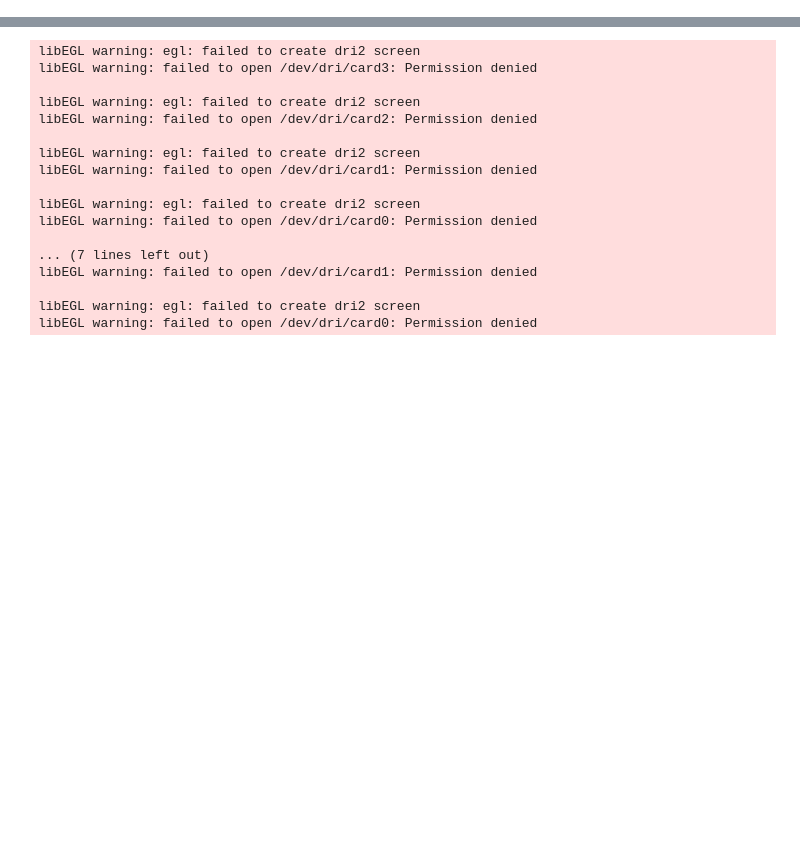
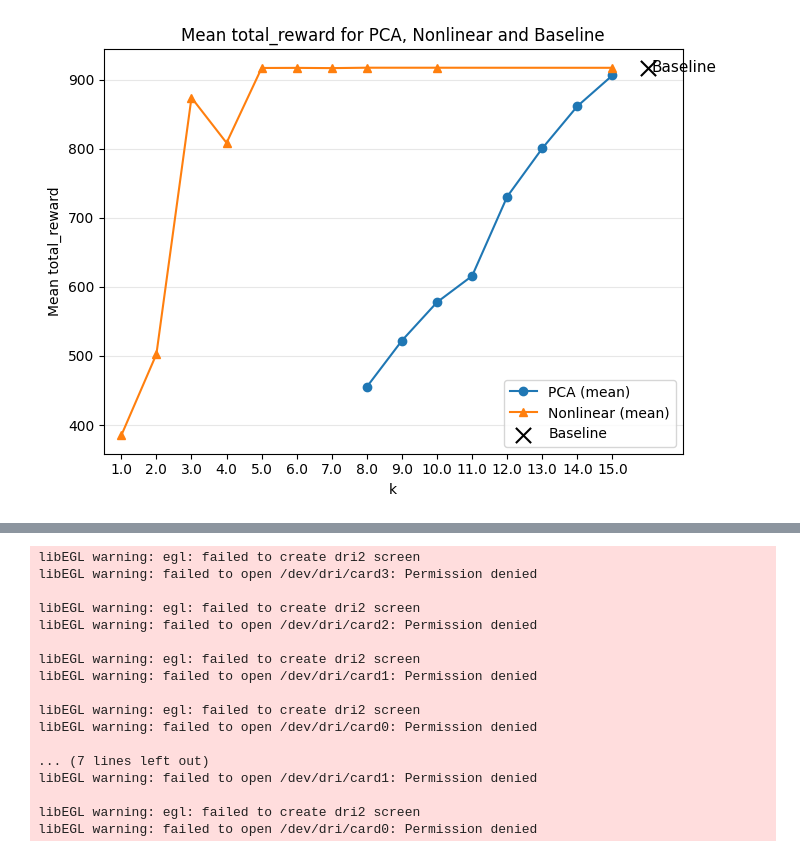
Before and after one commit to dynamical-inference/tdmpc2, a Jupyter notebook: analysis/26-01-23-analysis_low_rank.ipynb, the cells around one changed output, grey strips where cells are left out. Cells and saved outputs as stored; diff of their text form; code cells hidden in the pictures; blank space fills up the shorter version.

```diff
--- a/analysis/26-01-23-analysis_low_rank.ipynb
+++ b/analysis/26-01-23-analysis_low_rank.ipynb
@@ -164,0 +151,85 @@ from common.nonlinear_latent_projector import NonlinearLatentProjector
+# %%
+import matplotlib.pyplot as plt
+
+# Separate the DataFrame into PCA and nonlinear projector results
+pca_mask = df['method_name'] == 'pca'
+nonlinear_mask = df['method_name'] == 'nonlinear'
+baseline_mask = df['method_name'] == 'baseline'
+
+df_pca = df[pca_mask]
+df_nonlinear = df[nonlinear_mask]
+df_baseline = df[baseline_mask]
+
+# Figure out available k values for each method (assume these are correct and sorted)
+k_order_pca = sorted(df_pca['projector_config_k'].unique())
+k_order_nonlinear = sorted(df_nonlinear['projector_config_k'].unique())
+
+# Compute mean reward for each k for each method
+pca_means = df_pca.groupby('projector_config_k')['total_reward'].mean().reindex(
+    k_order_pca)
+nonlinear_means = df_nonlinear.groupby(
+    'projector_config_k')['total_reward'].mean().reindex(k_order_nonlinear)
+
+# Baseline performance (state-based agent/no projection): use df_baseline
+baseline_value = None
+if not df_baseline.empty:
+    baseline_value = df_baseline['total_reward'].mean()
+
+fig, ax = plt.subplots(figsize=(7, 5))
+
+# Set all x-ticks and labels for both PCA and nonlinear (combine, if some overlap in k, otherwise just concatenate)
+all_ks = sorted(set(k_order_pca).union(set(k_order_nonlinear)))
+all_xticks = range(len(all_ks))
+all_xticklabels = [str(k) for k in all_ks]
+ax.set_xticks(all_xticks)
+ax.set_xticklabels(all_xticklabels)
+ax.set_xlabel('k')
+ax.set_ylabel('Mean total_reward')
+
+
+# Align x position for pca and nonlinear based on all_ks index
+def ks_to_xticks(ks):
+    k_to_x = {k: i for i, k in enumerate(all_ks)}
+    return [k_to_x[k] for k in ks]
+
+
+# Plot mean rewards for PCA (solid line with circles)
+ax.plot(ks_to_xticks(k_order_pca),
+        pca_means.values,
+        marker='o',
+        color='C0',
+        linestyle='-',
+        label='PCA (mean)')
+
+# Plot mean rewards for nonlinear (solid line with triangles)
+ax.plot(ks_to_xticks(k_order_nonlinear),
+        nonlinear_means.values,
+        marker='^',
+        color='C1',
+        linestyle='-',
+        label='Nonlinear (mean)')
+
+# Plot baseline as horizontal 'x' cross at the rightmost x location (after last 'k')
+if baseline_value is not None:
+    right_x = len(all_ks)  # place it just to the right of the last bar
+    ax.scatter(right_x,
+               baseline_value,
+               marker='x',
+               s=120,
+               color='black',
+               label='Baseline',
+               zorder=5)
+    # Annotate
+    ax.text(right_x + 0.1, baseline_value, 'Baseline', va='center', fontsize=11)
+
+    # Extend xlim so cross is visible
+    ax.set_xlim(-0.5, right_x + 1)
+
+# Add grid, legend, and title
+ax.grid(True, axis="y", alpha=0.3)
+ax.legend()
+ax.set_title("Mean total_reward for PCA, Nonlinear and Baseline")
+plt.tight_layout()
+plt.show()
+# %% [output]
+[figure, added]
```
Also changed, not shown: parts of 22 cells of this notebook.
